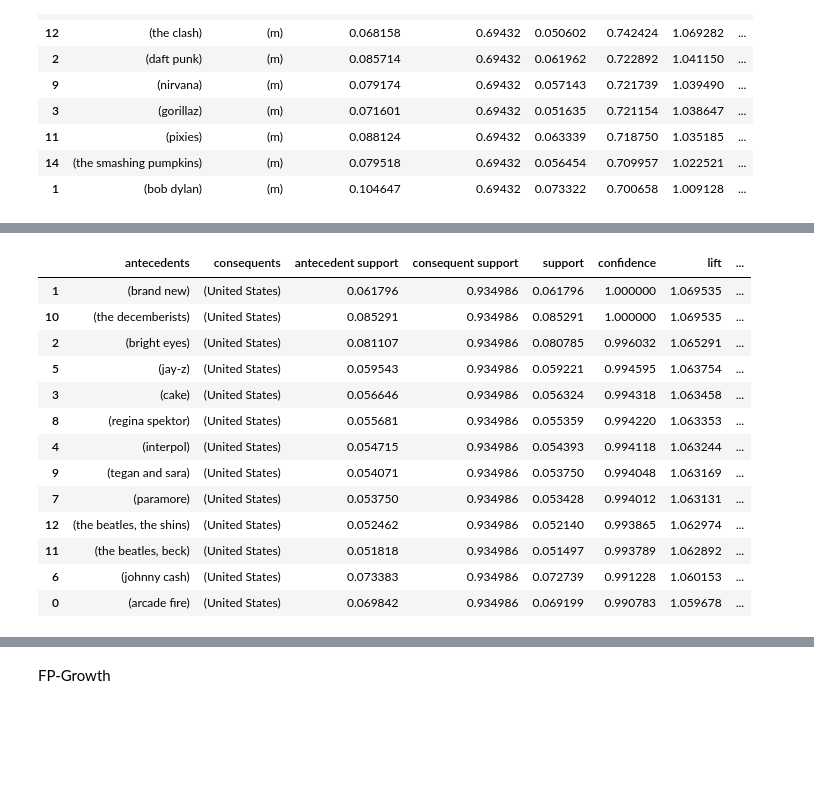
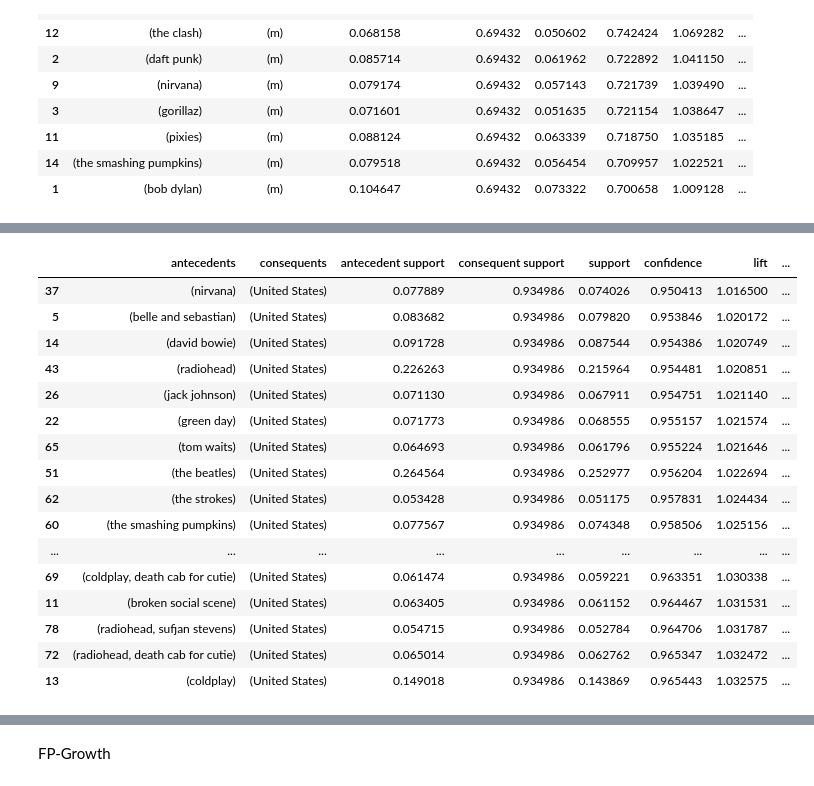
Before and after one commit to Forcause/ML_Labs, a Jupyter notebook: Lab_2/task2.ipynb, the cells around one changed output, grey strips where cells are left out. Cells and saved outputs as stored; diff of their text form; code cells hidden in the pictures; blank space fills up the shorter version.

```diff
--- a/Lab_2/task2.ipynb
+++ b/Lab_2/task2.ipynb
@@ -237,19 +280,22 @@ apriori_country
 185 rows × 2 columns
 # %%
-apriori_country_rules = ml.association_rules(apriori_country, metric="confidence", min_threshold=0.99)
-apriori_country_rules.sort_values('confidence', ascending=False)
+apriori_country_rules = ml.association_rules(apriori_country, metric="confidence", min_threshold=0.95)
+apriori_country_rules.sort_values(['confidence', 'support'], ascending=True).head(20)
 # %% [output]
 |  | antecedents | consequents | antecedent support | consequent support | support | confidence | lift | ... |
-| 1 | (brand new) | (United States) | 0.061796 | 0.934986 | 0.061796 | 1.000000 | 1.069535 | ... |
-| 10 | (the decemberists) | (United States) | 0.085291 | 0.934986 | 0.085291 | 1.000000 | 1.069535 | ... |
-| 2 | (bright eyes) | (United States) | 0.081107 | 0.934986 | 0.080785 | 0.996032 | 1.065291 | ... |
-| 5 | (jay-z) | (United States) | 0.059543 | 0.934986 | 0.059221 | 0.994595 | 1.063754 | ... |
-| 3 | (cake) | (United States) | 0.056646 | 0.934986 | 0.056324 | 0.994318 | 1.063458 | ... |
-| 8 | (regina spektor) | (United States) | 0.055681 | 0.934986 | 0.055359 | 0.994220 | 1.063353 | ... |
-| 4 | (interpol) | (United States) | 0.054715 | 0.934986 | 0.054393 | 0.994118 | 1.063244 | ... |
-| 9 | (tegan and sara) | (United States) | 0.054071 | 0.934986 | 0.053750 | 0.994048 | 1.063169 | ... |
-| 7 | (paramore) | (United States) | 0.053750 | 0.934986 | 0.053428 | 0.994012 | 1.063131 | ... |
-| 12 | (the beatles, the shins) | (United States) | 0.052462 | 0.934986 | 0.052140 | 0.993865 | 1.062974 | ... |
-| 11 | (the beatles, beck) | (United States) | 0.051818 | 0.934986 | 0.051497 | 0.993789 | 1.062892 | ... |
-| 6 | (johnny cash) | (United States) | 0.073383 | 0.934986 | 0.072739 | 0.991228 | 1.060153 | ... |
-| 0 | (arcade fire) | (United States) | 0.069842 | 0.934986 | 0.069199 | 0.990783 | 1.059678 | ... |
+| 37 | (nirvana) | (United States) | 0.077889 | 0.934986 | 0.074026 | 0.950413 | 1.016500 | ... |
+| 5 | (belle and sebastian) | (United States) | 0.083682 | 0.934986 | 0.079820 | 0.953846 | 1.020172 | ... |
+| 14 | (david bowie) | (United States) | 0.091728 | 0.934986 | 0.087544 | 0.954386 | 1.020749 | ... |
+| 43 | (radiohead) | (United States) | 0.226263 | 0.934986 | 0.215964 | 0.954481 | 1.020851 | ... |
+| 26 | (jack johnson) | (United States) | 0.071130 | 0.934986 | 0.067911 | 0.954751 | 1.021140 | ... |
+| 22 | (green day) | (United States) | 0.071773 | 0.934986 | 0.068555 | 0.955157 | 1.021574 | ... |
+| 65 | (tom waits) | (United States) | 0.064693 | 0.934986 | 0.061796 | 0.955224 | 1.021646 | ... |
+| 51 | (the beatles) | (United States) | 0.264564 | 0.934986 | 0.252977 | 0.956204 | 1.022694 | ... |
+| 62 | (the strokes) | (United States) | 0.053428 | 0.934986 | 0.051175 | 0.957831 | 1.024434 | ... |
+| 60 | (the smashing pumpkins) | (United States) | 0.077567 | 0.934986 | 0.074348 | 0.958506 | 1.025156 | ... |
+| ... | ... | ... | ... | ... | ... | ... | ... | ... |
+| 69 | (coldplay, death cab for cutie) | (United States) | 0.061474 | 0.934986 | 0.059221 | 0.963351 | 1.030338 | ... |
+| 11 | (broken social scene) | (United States) | 0.063405 | 0.934986 | 0.061152 | 0.964467 | 1.031531 | ... |
+| 78 | (radiohead, sufjan stevens) | (United States) | 0.054715 | 0.934986 | 0.052784 | 0.964706 | 1.031787 | ... |
+| 72 | (radiohead, death cab for cutie) | (United States) | 0.065014 | 0.934986 | 0.062762 | 0.965347 | 1.032472 | ... |
+| 13 | (coldplay) | (United States) | 0.149018 | 0.934986 | 0.143869 | 0.965443 | 1.032575 | ... |
```
Also changed, not shown: parts of 26 cells of this notebook.
